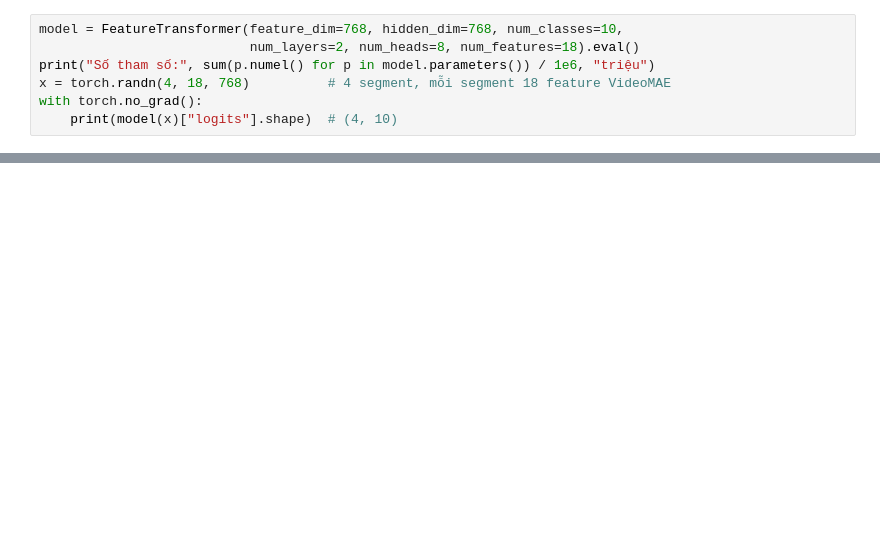
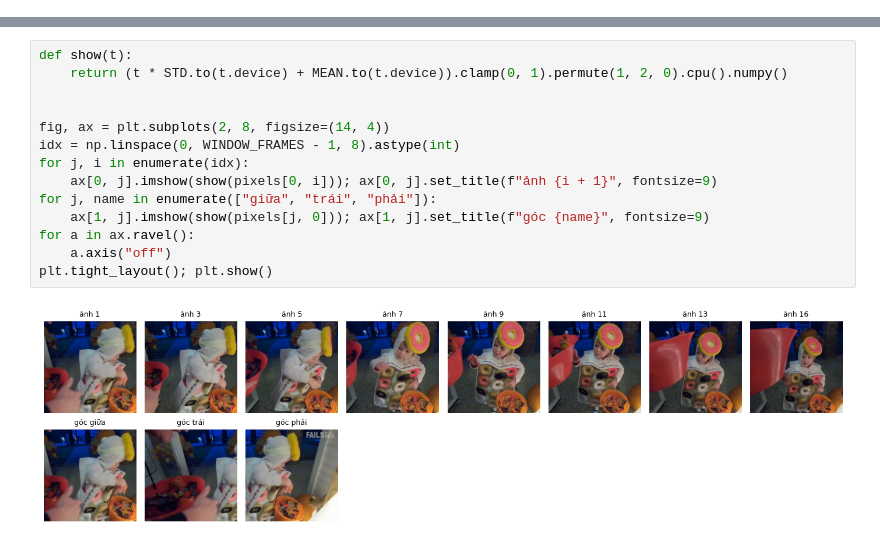
Before and after one commit to WuneCutee/omnifall-conditioning, a Jupyter notebook: notebooks/04_backbone_mo_hinh.ipynb, the cells around one changed output, grey strips where cells are left out. Drawn from its saved outputs; the diff is of its cells as text; blank space fills up the shorter version.

```diff
--- a/notebooks/04_backbone_mo_hinh.ipynb
+++ b/notebooks/04_backbone_mo_hinh.ipynb
@@ -144,7 +0,0 @@ FeatureTransformer.forward = forward
-# %%
-model = FeatureTransformer(feature_dim=768, hidden_dim=768, num_classes=10,
-                           num_layers=2, num_heads=8, num_features=18).eval()
-print("Số tham số:", sum(p.numel() for p in model.parameters()) / 1e6, "triệu")
-x = torch.randn(4, 18, 768)          # 4 segment, mỗi segment 18 feature VideoMAE
-with torch.no_grad():
-    print(model(x)["logits"].shape)  # (4, 10)
@@ -192,0 +151,16 @@ def predict_logits(model, seqs: torch.Tensor, batch: int = 256) -> torch.Tensor:
+# %%
+def show(t):
+    return (t * STD.to(t.device) + MEAN.to(t.device)).clamp(0, 1).permute(1, 2, 0).cpu().numpy()
+
+
+fig, ax = plt.subplots(2, 8, figsize=(14, 4))
+idx = np.linspace(0, WINDOW_FRAMES - 1, 8).astype(int)
+for j, i in enumerate(idx):
+    ax[0, j].imshow(show(pixels[0, i])); ax[0, j].set_title(f"ảnh {i + 1}", fontsize=9)
+for j, name in enumerate(["giữa", "trái", "phải"]):
+    ax[1, j].imshow(show(pixels[j, 0])); ax[1, j].set_title(f"góc {name}", fontsize=9)
+for a in ax.ravel():
+    a.axis("off")
+plt.tight_layout(); plt.show()
+# %% [output]
+[figure, added]
```
Also changed, not shown: parts of 56 cells of this notebook, 9 other files.
